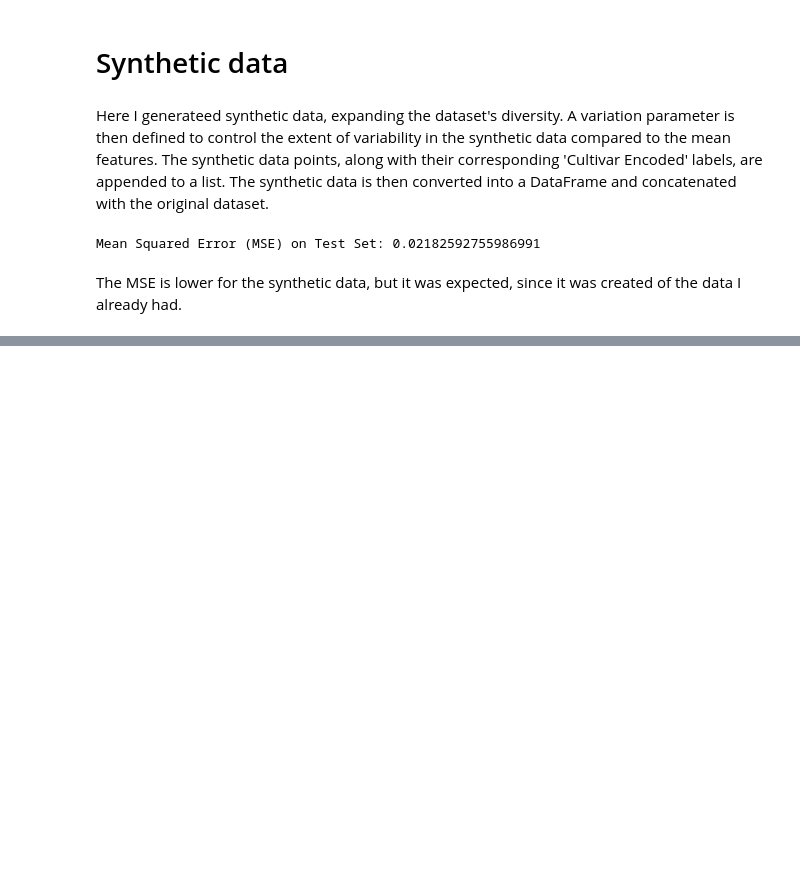
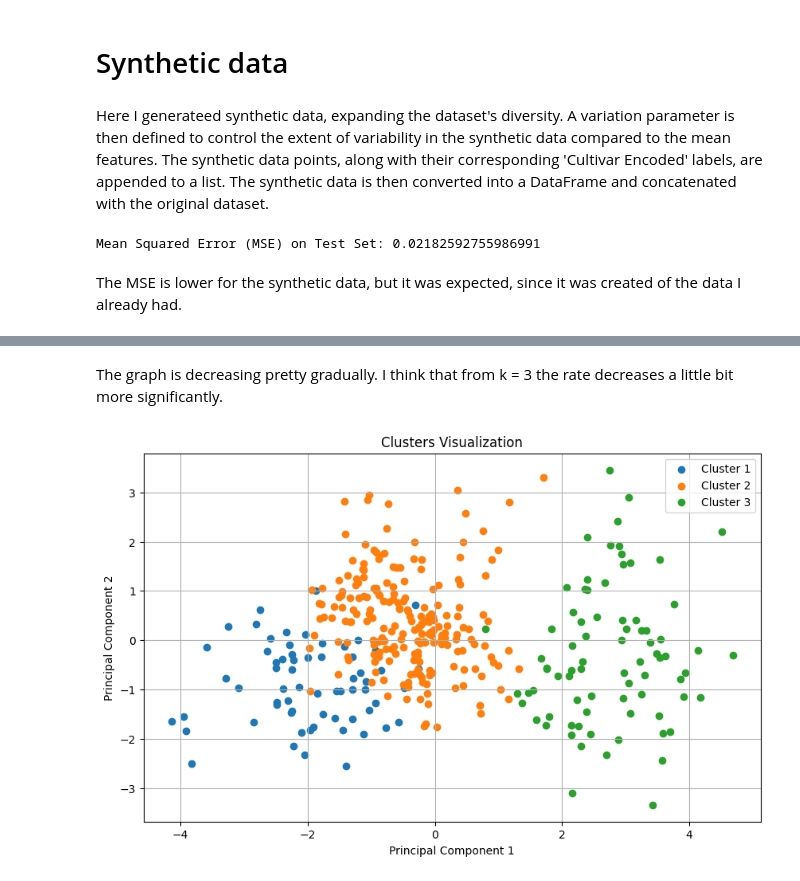
Before and after one commit to AntoniaPopovici/VOIS_2024, a Jupyter notebook: main.ipynb, the cells around one changed output, grey strips where cells are left out. Saved outputs shown, nothing was run; the diff lists cells and outputs as text; code cells hidden in the pictures; blank space fills up the shorter version.

```diff
--- a/main.ipynb
+++ b/main.ipynb
@@ -838,0 +909,26 @@ The MSE is lower for the synthetic data, but it was expected, since it was creat
+# %% [markdown]
+The graph is decreasing pretty gradually. I think that from k = 3 the rate decreases a little bit more significantly.
+# %%
+num_clusters = 3
+
+kmeans = KMeans(n_clusters=num_clusters, random_state=42)
+kmeans.fit(X_scaled)
+cluster_labels = kmeans.labels_
+
+df_with_synthetic_copy['Cluster'] = cluster_labels
+
+pca = PCA(n_components=2)
+X_pca = pca.fit_transform(X_scaled)
+
+plt.figure(figsize=(10, 6))
+for i in range(num_clusters):
+    plt.scatter(X_pca[cluster_labels == i, 0], X_pca[cluster_labels == i, 1], label=f'Cluster {i+1}')
+
+plt.title('Clusters Visualization')
+plt.xlabel('Principal Component 1')
+plt.ylabel('Principal Component 2')
+plt.legend()
+plt.grid(True)
+plt.show()
+# %% [output]
+[figure, added]
```
Also changed, not shown: parts of 12 cells of this notebook, 1 other file.
